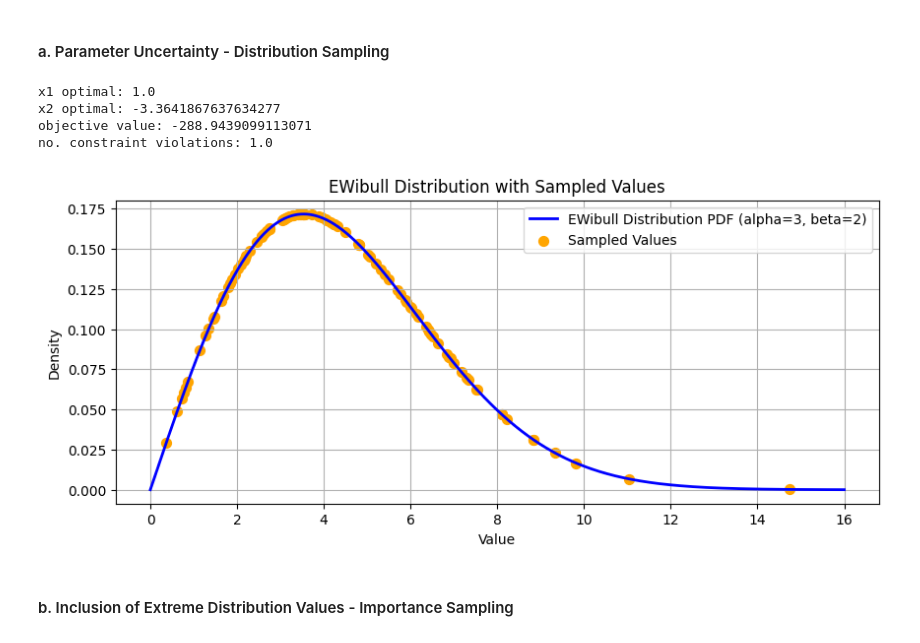
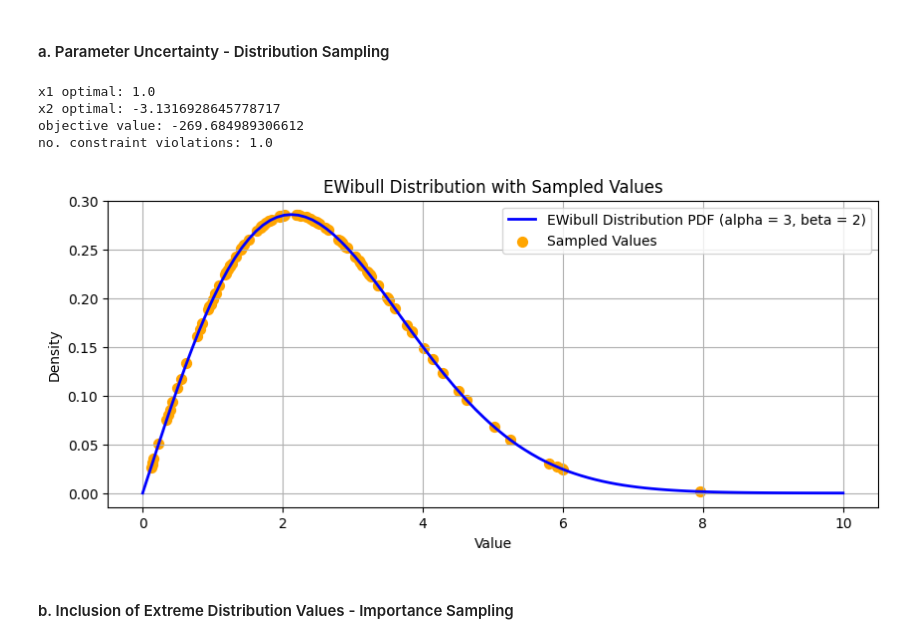
Before and after one commit to EmPajak21/ProAIM_SC_Opt_Workshop, a Jupyter notebook: Workshop_5.ipynb, the cells around one changed output. Saved outputs shown, nothing was run; the diff lists cells and outputs as text; code cells hidden in the pictures.

```diff
--- a/Workshop_5.ipynb
+++ b/Workshop_5.ipynb
@@ -33,7 +28,7 @@ solver_executable = setup_solver()
 #### a. Parameter Uncertainty - Distribution Sampling
 # %%
 # Parameters for the EWibull distribution
-alpha = 5     # Scale parameter
+alpha = 3   # Scale parameter
 beta = 2      # Shape parameter
 
 # Function to compute the PDF of the EWibull distribution
@@ -52,7 +47,7 @@ for _ in range(N_SAMPLES):
     sample_list.append((a, p_a))
 
 # Define the x range for the EWibull distribution
-x = np.linspace(0, 16, 1000)  # Adjust the range based on your scale
+x = np.linspace(0, 10, 100)  # Adjust the range based on your scale
 y = [ewibull_pdf(i, alpha, beta) for i in x]  # Calculate PDF values
 # %%
 # Create a Pyomo model
@@ -61,7 +56,7 @@ model = ConcreteModel()
 # Variables
 model.x1 = Var(bounds=(1, 1000), domain=PositiveReals)
 model.x2 = Var(domain=Reals)
-model.y = Var(range(N_SAMPLES), bounds=(0, 1), within=Binary)
+model.y = Var(range(N_SAMPLES), within=Binary)
 
 # Objective Function
 @model.Objective(sense=minimize)
@@ -72,7 +67,7 @@ M = 1000
 # Loop to add multiple constraints based on uncertain values
 def constraint_rule(model, i):
     a, _ = sample_list[i]  # Get 'a' from the sample_list
-    return a * model.x1 + model.x2 >= -3 + M * (1-model.y[i])
+    return a * model.x1 + model.x2 >= -3 - M * (1-model.y[i])
 
 # Create constraints using a loop
 model.constraints = ConstraintList()
@@ -80,39 +75,39 @@ for i in range(N_SAMPLES):
     model.constraints.add(constraint_rule(model, i))
 
 # Sum of y constraint
-model.sum_y_constraint = Constraint(expr=sum(model.y[i] for i in range(N_SAMPLES)) >= 90)
+model.sum_y_constraint = Constraint(expr=sum(model.y[i] for i in range(N_SAMPLES)) >=99)
 
 # To solve the model
-solver = SolverFactory('gurobi')  # Ensure Gurobi is installed
+solver = SolverFactory('gurobi')#, executable="solver/cbc.exe")  # Ensure Gurobi is installed
 results = solver.solve(model)
-constraints_violated = N_SAMPLES -sum(model.y[i].value for i in range(1,N_SAMPLES))
+constraints_violated = N_SAMPLES - sum(model.y[i].value for i in range(N_SAMPLES))
+
+print(f"x1 optimal: {model.x1.value}")
+print(f"x2 optimal: {model.x2.value}")
+print(f"objective value: {model.objective_rule()}")
+print(f"no. constraint violations: {constraints_violated}")
+# %% [output]
+x1 optimal: 1.0
+x2 optimal: -3.1316928645778717
+objective value: -269.684989306612
+no. constraint violations: 1.0
-# %%
-print(f"x1 optimal: {model.x1.value}")
-print(f"x2 optimal: {model.x2.value}")
-print(f"objective value: {model.objective_rule()}")
-print(f"no. constraint violations: {constraints_violated}")
-# %% [output]
-x1 optimal: 1.0
-x2 optimal: -3.3641867637634277
-objective value: -288.9439099113071
-no. constraint violations: 1.0
 # %%
 # Extract sampled values and their corresponding PDF values
 sample_values = [a for a, _ in sample_list]
 sample_pdf_values = [p_a for _, p_a in sample_list]  # PDF values at sampled points
 
 # Create the plot
 plt.figure(figsize=(10, 4))
-plt.plot(x, y, label='EWibull Distribution PDF (alpha=3, beta=2)', color='blue', linewidth=2)
+plt.plot(x, y, label=f'EWibull Distribution PDF (alpha = {alpha}, beta = {beta})', color='blue', linewidth=2)
 plt.scatter(sample_values, sample_pdf_values, color='orange', label='Sampled Values', marker='o', s=50)  # Plot samples at their PDF values
 plt.title('EWibull Distribution with Sampled Values')
 plt.xlabel('Value')
 plt.ylabel('Density')
 plt.legend()
 plt.grid()
 plt.show()
 # %% [output]
-[figure, old version]
+[figure, new version]
 # %% [markdown]
 #### b. Inclusion of Extreme Distribution Values - Importance Sampling
 # %% [markdown]
```
Also changed, not shown: parts of 5 cells of this notebook, 6 other files.
